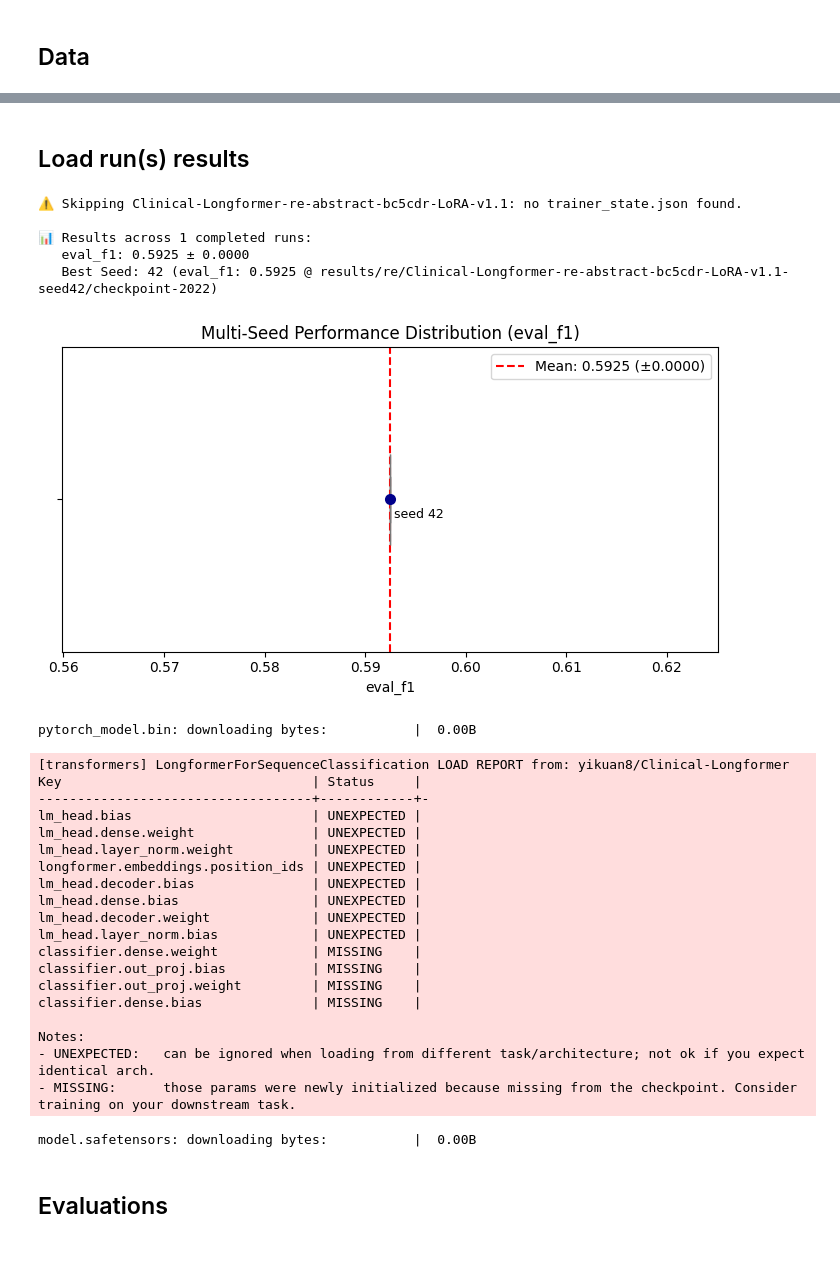
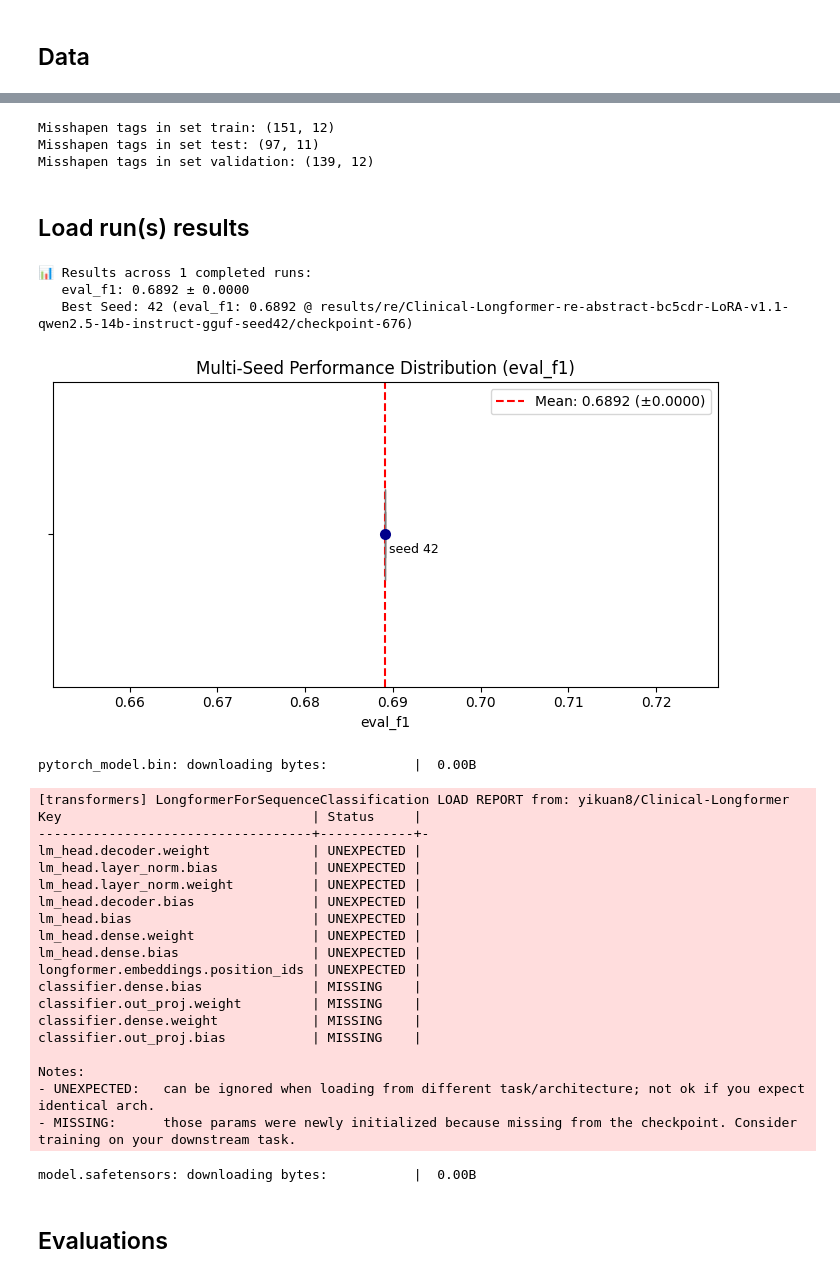
Before and after one commit to Francesco-Alb/biomed-ie-distill-xai, a Jupyter notebook: notebooks/04_re_eval.ipynb, the cells around one changed output, grey strips where cells are left out. Cells and saved outputs as stored; diff of their text form; code cells hidden in the pictures.

```diff
--- a/notebooks/04_re_eval.ipynb
+++ b/notebooks/04_re_eval.ipynb
@@ -125,12 +124,12 @@ load_dotenv()
 seed_everything(config.env.seed)
 
 # Flip flag(s) when needed
-config.env.gold_baseline = True
+config.env.gold_baseline = False
+config.env.smoke_test = False
+check_global_best_run = False
 
-# Change the suffix depending on which model/model-results you're testing
-suffix = config.model.local_tagger_checkpoint_small.lower().split("/")[-1]
-# TODO: Uncomment after getting the new models with new name convention
-# config.model.re_model_name += "-gold" if config.env.gold_baseline else f"-{suffix}"
+suffix = config.model.local_tagger_checkpoint_medium.lower().split("/")[-1]
+config.model.re_model_name += "-gold" if config.env.gold_baseline else f"-{suffix}"
 config.data.structured_dataset_path = (
     config.data.structured_dataset_path / suffix.replace('-instruct-gguf', '-structured')
 )
@@ -216,56 +249,66 @@ merged_dataset = DatasetDict({
+# %%
+for subset in merged_dataset:
+    subset_df = merged_dataset[subset].to_pandas()
+
+    filtered_df = subset_df[subset_df['masked_text'].str.contains(pattern, regex=True, na=False)]
+    print(f"Misshapen tags in set {subset}: {filtered_df.shape}")
+# %% [output]
+Misshapen tags in set train: (151, 12)
+Misshapen tags in set test: (97, 11)
+Misshapen tags in set validation: (139, 12)
 # %% [markdown]
 ## Load run(s) results
 # %%
+# TODO: make the average arg dynamic/based on configs
 compute_metrics_fn = partial(compute_metrics_re, average="binary")
 
 # --- Create minimal args for inference ---
 eval_args = TrainingArguments(
-    # eval_accumulation_steps=1,
     per_device_eval_batch_size=32,
     dataloader_num_workers=2,
     hub_model_id = config.model.re_model_name,
     push_to_hub = False,
     hub_private_repo = True,
 )
 
 # --- Load Results/Best Run ---
 results = aggregate_seed_results(
     output_dir = config.model.re_output_dir,
     eval_metric="eval_f1",
-    plot=True
+    model_name_filter=None if check_global_best_run else config.model.re_model_name,
+    plot=True,
+    save_plot_path=None,
 )
 
-# --- Post-hoc Threshold Tuning ---
+# --- Get Trainer ---
 if results["best_run"]:
     best_trainer = load_best_trainer(
         best_run=results["best_run"],
         model_configs=config.model,
         compute_metrics_fn=compute_metrics_fn,
         args=eval_args,
     )
 # %% [output]
-⚠️ Skipping Clinical-Longformer-re-abstract-bc5cdr-LoRA-v1.1: no trainer_state.json found.
-
 📊 Results across 1 completed runs:
-   eval_f1: 0.5925 ± 0.0000
-   Best Seed: 42 (eval_f1: 0.5925 @ results/re/Clinical-Longformer-re-abstract-bc5cdr-LoRA-v1.1-seed42/checkpoint-2022)
+   eval_f1: 0.6892 ± 0.0000
+   Best Seed: 42 (eval_f1: 0.6892 @ results/re/Clinical-Longformer-re-abstract-bc5cdr-LoRA-v1.1-qwen2.5-14b-instruct-gguf-seed42/checkpoint-676)
-[figure, old version]
+[figure, new version]
 pytorch_model.bin: downloading bytes:           |  0.00B
 [transformers] LongformerForSequenceClassification LOAD REPORT from: yikuan8/Clinical-Longformer
 Key                                | Status     |
 -----------------------------------+------------+-
+lm_head.decoder.weight             | UNEXPECTED |
+lm_head.layer_norm.bias            | UNEXPECTED |
+lm_head.layer_norm.weight          | UNEXPECTED |
+lm_head.decoder.bias               | UNEXPECTED |
 lm_head.bias                       | UNEXPECTED |
 lm_head.dense.weight               | UNEXPECTED |
-lm_head.layer_norm.weight          | UNEXPECTED |
+lm_head.dense.bias                 | UNEXPECTED |
 longformer.embeddings.position_ids | UNEXPECTED |
-lm_head.decoder.bias               | UNEXPECTED |
-lm_head.dense.bias                 | UNEXPECTED |
-lm_head.decoder.weight             | UNEXPECTED |
-lm_head.layer_norm.bias            | UNEXPECTED |
+classifier.dense.bias              | MISSING    |
+classifier.out_proj.weight         | MISSING    |
 classifier.dense.weight            | MISSING    |
 classifier.out_proj.bias           | MISSING    |
-classifier.out_proj.weight         | MISSING    |
-classifier.dense.bias              | MISSING    |
 
 Notes:
 - UNEXPECTED:   can be ignored when loading from different task/architecture; not ok if you expect identical arch.
```
Also changed, not shown: parts of 15 cells of this notebook, 6 other files.
